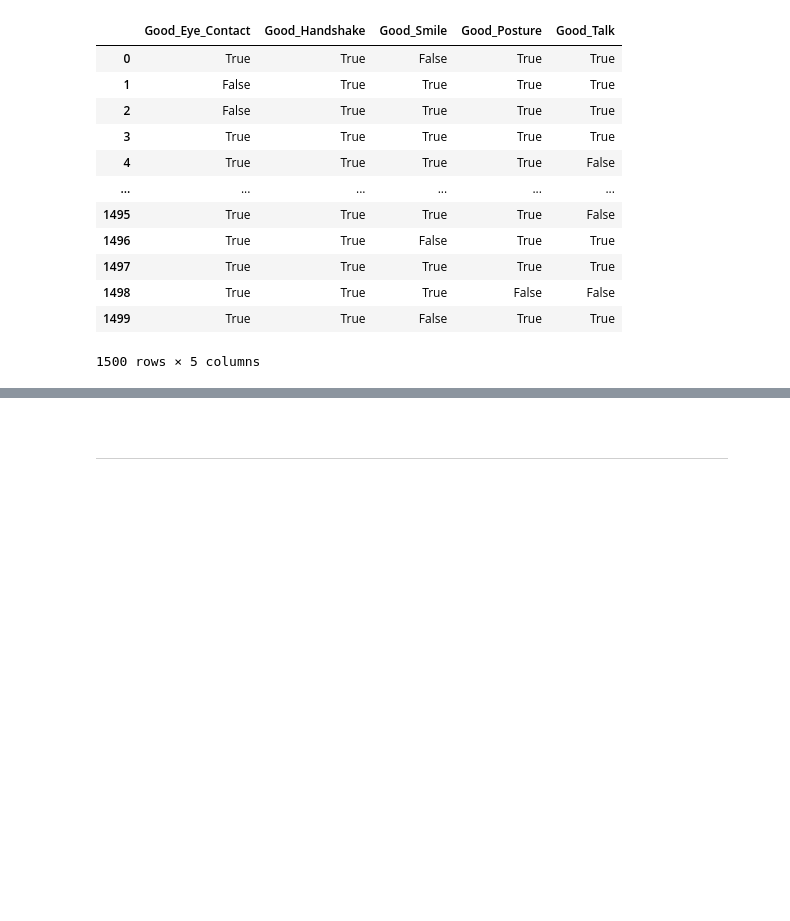
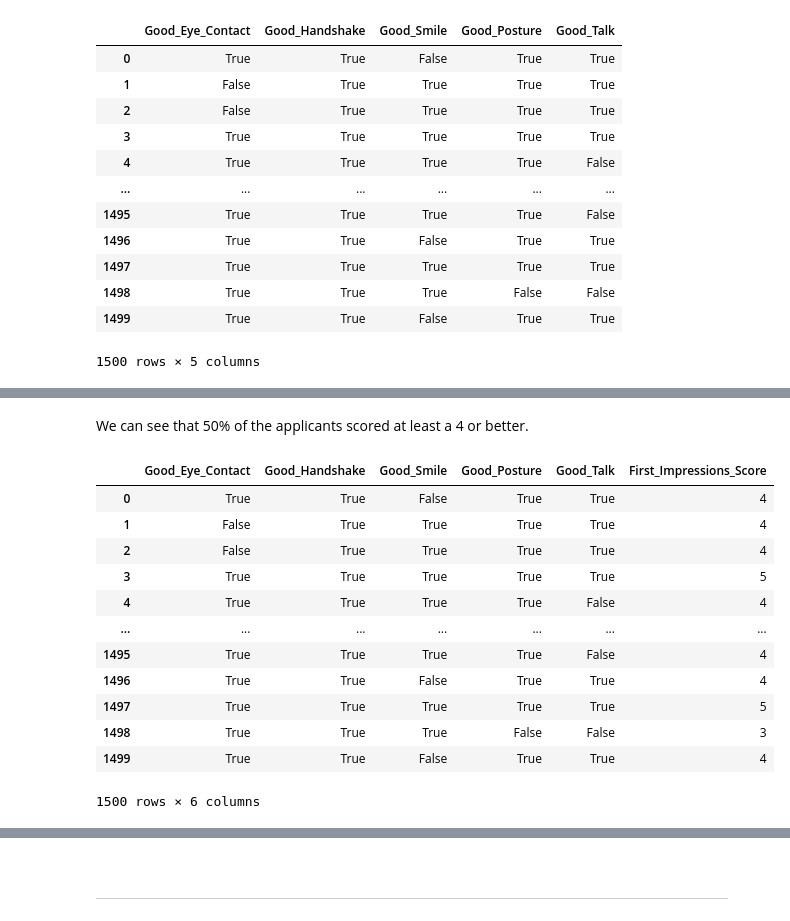
Before and after one commit to Deego88/Programming_for_Data_Analysis_Project_2020, a Jupyter notebook: Programming_for_Data_Analysis_Project_2020.ipynb, the cells around one changed output, grey strips where cells are left out. Drawn from its saved outputs; the diff is of its cells as text; code cells hidden in the pictures; blank space fills up the shorter version.

```diff
--- a/Programming_for_Data_Analysis_Project_2020.ipynb
+++ b/Programming_for_Data_Analysis_Project_2020.ipynb
@@ -885,0 +906,19 @@ df_Names[["Names", "Good_Eye_Contact","Good_Handshake", "Good_Smile", "Good_Post
+# %% [markdown]
+We can see that 50% of the applicants scored at least a 4 or better.
+# %%
+df_First_Impressions =df_Names[["Good_Eye_Contact","Good_Handshake", "Good_Smile", "Good_Posture", "Good_Talk", "First_Impressions_Score"]]
+df_First_Impressions
+# %% [output]
+|  | Good_Eye_Contact | Good_Handshake | Good_Smile | Good_Posture | Good_Talk | First_Impressions_Score |
+| 0 | True | True | False | True | True | 4 |
+| 1 | False | True | True | True | True | 4 |
+| 2 | False | True | True | True | True | 4 |
+| 3 | True | True | True | True | True | 5 |
+| 4 | True | True | True | True | False | 4 |
+| ... | ... | ... | ... | ... | ... | ... |
+| 1495 | True | True | True | True | False | 4 |
+| 1496 | True | True | False | True | True | 4 |
+| 1497 | True | True | True | True | True | 5 |
+| 1498 | True | True | True | False | False | 3 |
+| 1499 | True | True | False | True | True | 4 |
+1500 rows × 6 columns
```
Also changed, not shown: parts of 42 cells of this notebook.
